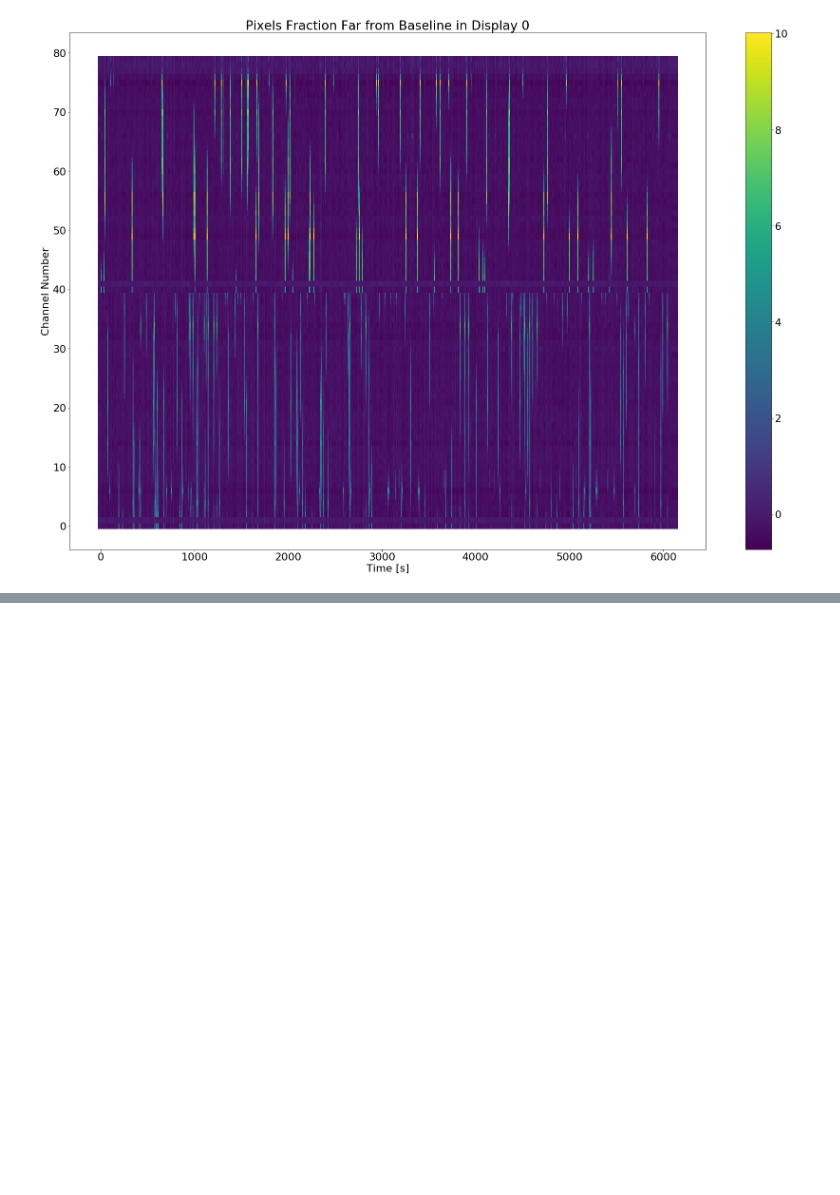
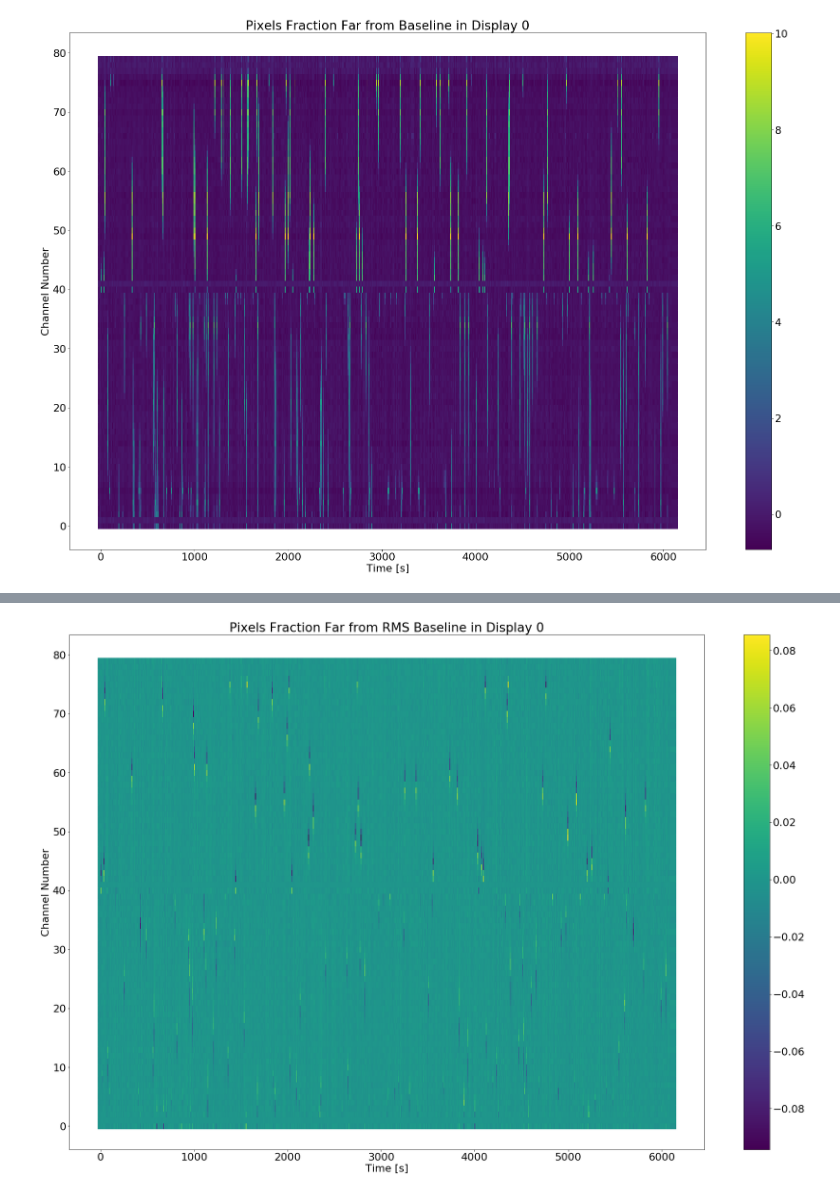
Before and after one commit to StefanoVergani/monitoring_analysis, a Jupyter notebook: alarm.ipynb, the cells around one changed output, grey strips where cells are left out. Saved outputs shown, nothing was run; the diff lists cells and outputs as text; code cells hidden in the pictures; blank space fills up the shorter version.

```diff
--- a/alarm.ipynb
+++ b/alarm.ipynb
@@ -314,0 +340,14 @@ plt.show()
+# %%
+fig, ax = plt.subplots()
+for i in range(faulty_0.shape[0]):
+    sc=ax.scatter(time_0,channels_3d_0[i,:], c=channel_0_rms_perc[i,:],vmin=np.amin(channel_0_rms_perc),vmax=np.amax(channel_0_rms_perc),marker=',',s=140)
+
+normalize = mpl.colors.Normalize(vmin=np.amin(channel_0_rms_perc),vmax=np.amax(channel_0_rms_perc))
+cbar = fig.colorbar(sc)
+ax.set_xlabel("Time [s]")
+ax.set_ylabel("Channel Number")
+ax.yaxis.set_major_locator(MaxNLocator(integer=True))#forces it to take only integer values
+ax.set_title("Pixels Fraction Far from RMS Baseline in Display 0")
+plt.show()
+# %% [output]
+[figure, added]
```
Also changed, not shown: parts of 40 cells of this notebook, 2 other files.
